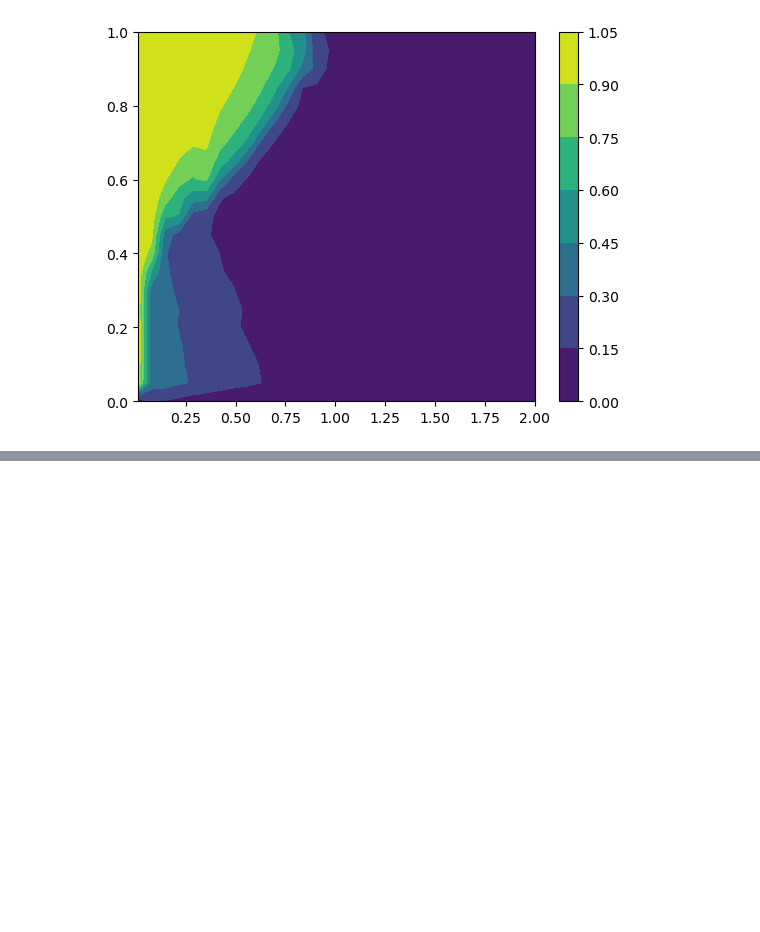
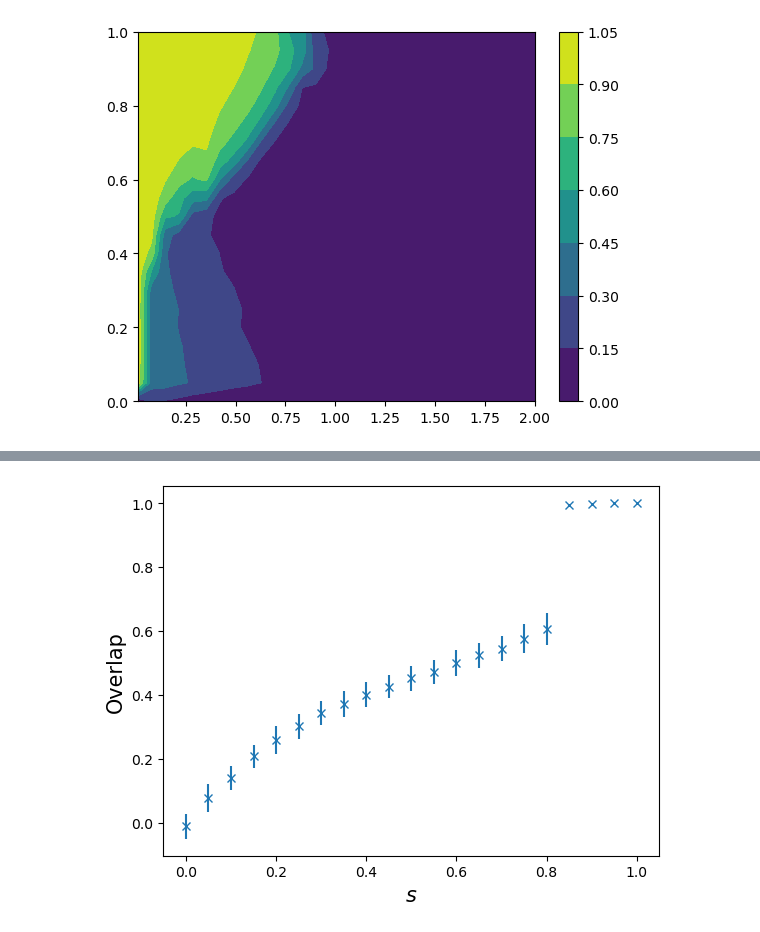
Before and after one commit to Ryuta339/QMCSample, a Jupyter notebook: workspace/ModelsSample.ipynb, the cells around one changed output, grey strips where cells are left out. Drawn from its saved outputs; the diff is of its cells as text; code cells hidden in the pictures; blank space fills up the shorter version.

```diff
--- a/workspace/ModelsSample.ipynb
+++ b/workspace/ModelsSample.ipynb
@@ -12,7 +13,9 @@ import matplotlib.pyplot as plt
 N = 512
 T_LIM = 30
 S_LIM = 21
-N_SMPL = 20000
+N_SMPL = 100
+N_SKIP = 2000
+N_MC = 2000
 ferro = Ferro(N, 1/N)
 # %%
 ferro_system = S.make_transverse_ising(ferro.gen_spin(), ferro, 1.0, 4)
@@ -50,0 +123,19 @@ plt.colorbar(c)
+# %%
+overlap = np.zeros(len(s_list),)
+overlap_std = np.zeros(len(s_list),)
+
+for idx, s in enumerate(s_list):
+    filename = './results/s_{:02d}.npz'.format(idx)
+    spins = np.load(filename)['arr_0']
+
+    binalized_spins = 2 * (np.mean(spins, axis=2) >= 0) - 1
+    overlap_list = binalized_spins @ orgn_signal / N
+    overlap[idx] = np.mean(overlap_list)
+    overlap_std[idx] = np.std(overlap_list)
+# %%
+plt.errorbar(s_list, overlap, yerr=overlap_std, marker='x', linestyle='')
+plt.xlabel(r'$s$', fontsize=15)
+plt.ylabel('Overlap', fontsize=15)
+plt.show()
+# %% [output]
+[figure, added]
```
Also changed, not shown: parts of 6 cells of this notebook, 2 other files.
